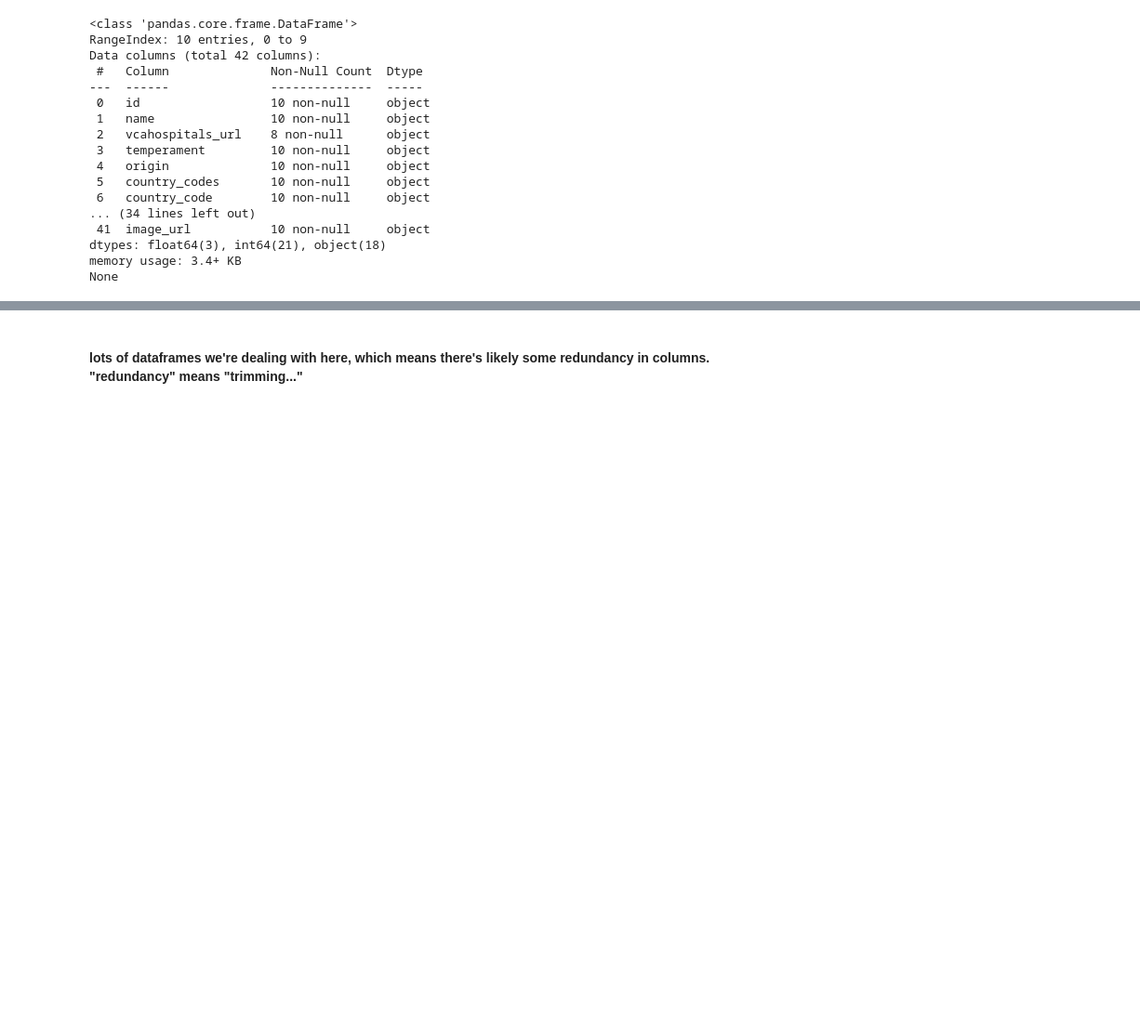
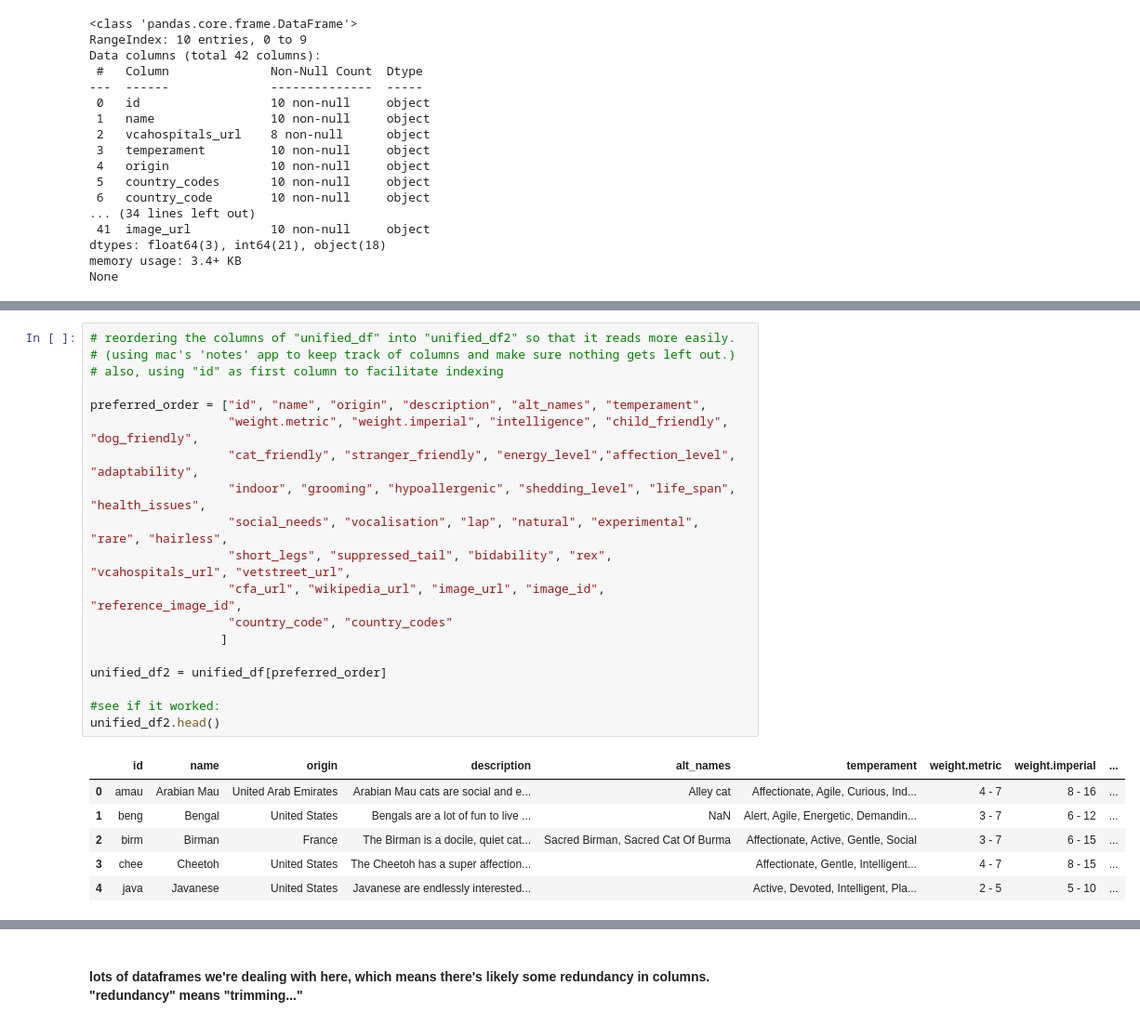
Before and after one commit to npj210mlk/new_api_tutorial, a Jupyter notebook: cat_chat.ipynb, the cells around one changed output, grey strips where cells are left out. Shown at 93% size. Drawn from its saved outputs; the diff is of its cells as text; blank space fills up the shorter version.

Commit message:
added code to pull api data into a clean csv.

```diff
--- a/cat_chat.ipynb
+++ b/cat_chat.ipynb
@@ -106,0 +188,26 @@ None
+# %%
+# reordering the columns of "unified_df" into "unified_df2" so that it reads more easily.
+# (using mac's 'notes' app to keep track of columns and make sure nothing gets left out.)
+# also, using "id" as first column to facilitate indexing
+
+preferred_order = ["id", "name", "origin", "description", "alt_names", "temperament",
+                   "weight.metric", "weight.imperial", "intelligence", "child_friendly", "dog_friendly",
+                   "cat_friendly", "stranger_friendly", "energy_level","affection_level", "adaptability",
+                   "indoor", "grooming", "hypoallergenic", "shedding_level", "life_span", "health_issues",
+                   "social_needs", "vocalisation", "lap", "natural", "experimental", "rare", "hairless",
+                   "short_legs", "suppressed_tail", "bidability", "rex", "vcahospitals_url", "vetstreet_url",
+                   "cfa_url", "wikipedia_url", "image_url", "image_id", "reference_image_id",
+                   "country_code", "country_codes"
+                  ]
+
+unified_df2 = unified_df[preferred_order]
+
+#see if it worked:
+unified_df2.head()
+# %% [output]
+|  | id | name | origin | description | alt_names | temperament | weight.metric | weight.imperial | ... |
+| 0 | amau | Arabian Mau | United Arab Emirates | Arabian Mau cats are social and e... | Alley cat | Affectionate, Agile, Curious, Ind... | 4 - 7 | 8 - 16 | ... |
+| 1 | beng | Bengal | United States | Bengals are a lot of fun to live ... | NaN | Alert, Agile, Energetic, Demandin... | 3 - 7 | 6 - 12 | ... |
+| 2 | birm | Birman | France | The Birman is a docile, quiet cat... | Sacred Birman, Sacred Cat Of Burma | Affectionate, Active, Gentle, Social | 3 - 7 | 6 - 15 | ... |
+| 3 | chee | Cheetoh | United States | The Cheetoh has a super affection... |  | Affectionate, Gentle, Intelligent... | 4 - 7 | 8 - 15 | ... |
+| 4 | java | Javanese | United States | Javanese are endlessly interested... |  | Active, Devoted, Intelligent, Pla... | 2 - 5 | 5 - 10 | ... |
```
Also changed, not shown: parts of 35 cells of this notebook, 2 other files.
